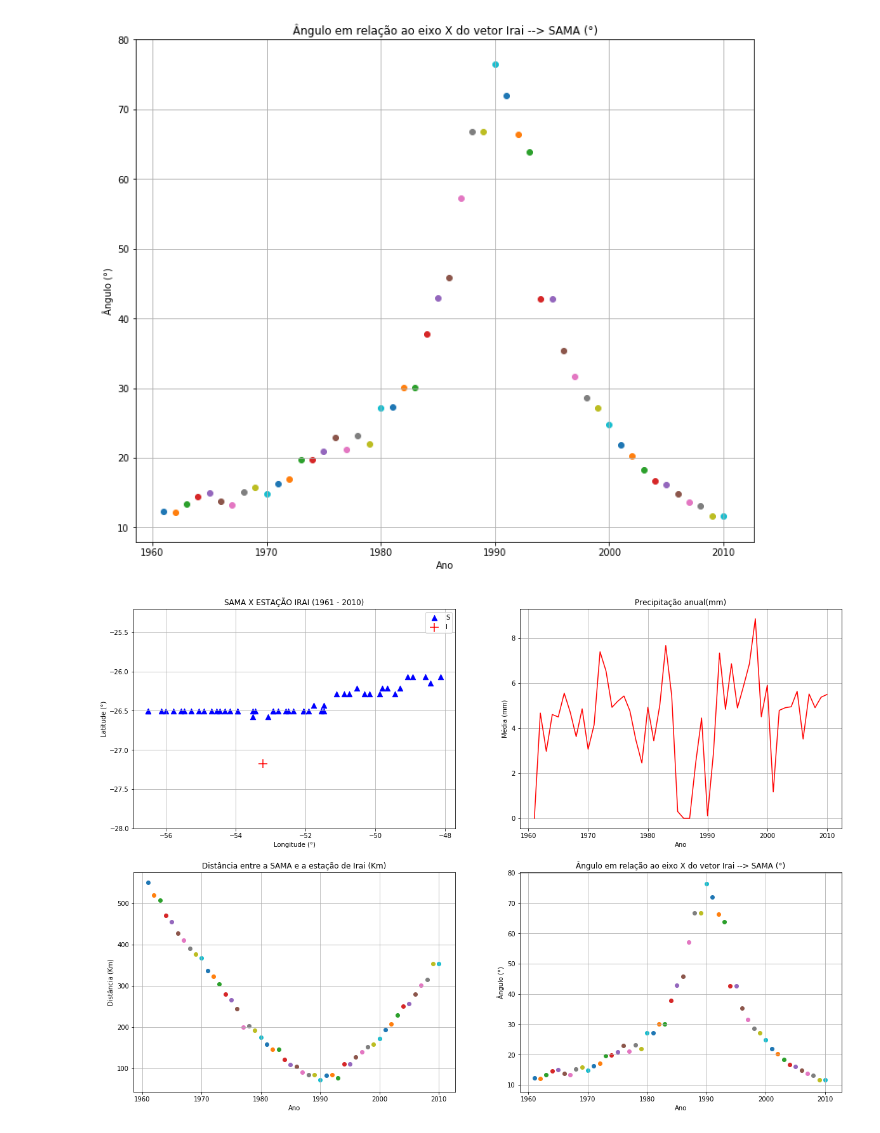
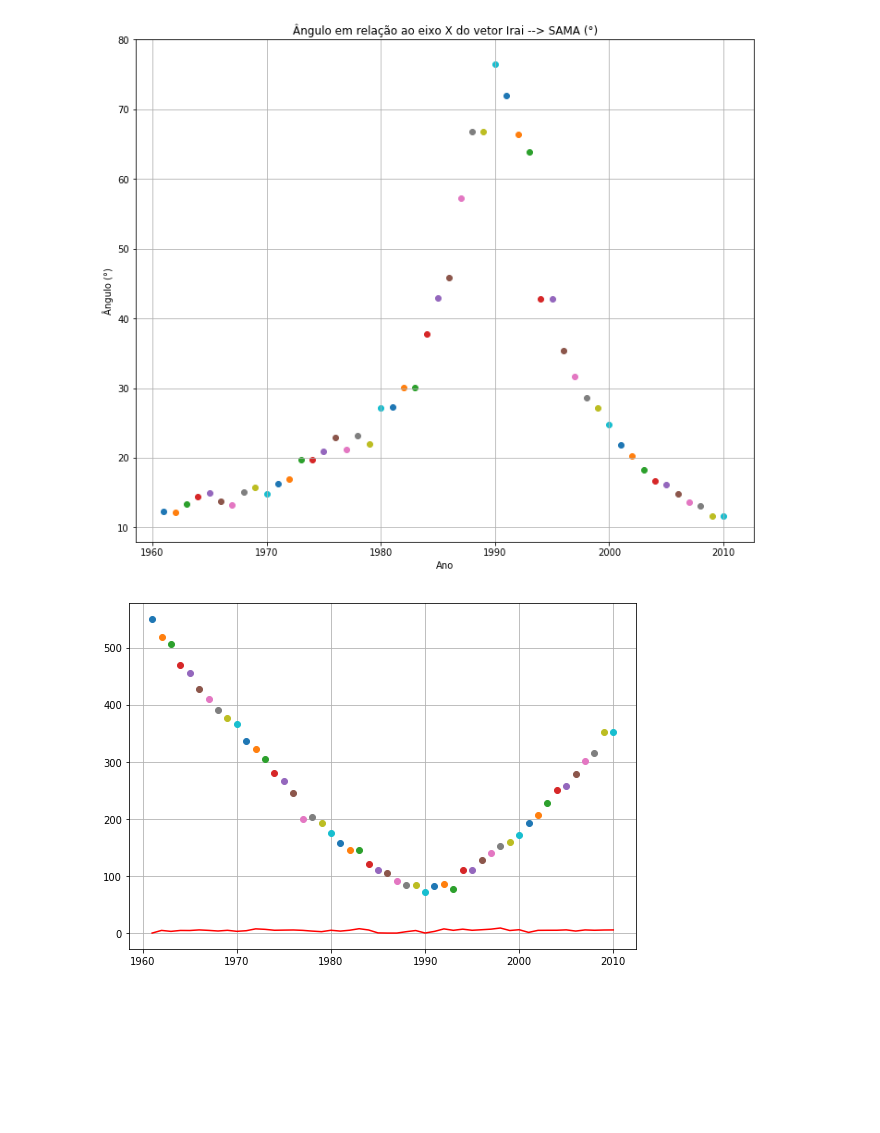
Before and after one commit to EdsonAlonso/Observat-rio-Nacional, a Jupyter notebook: SAMA - IRAI.ipynb, the cells around one changed output. Drawn from its saved outputs; the diff is of its cells as text; code cells hidden in the pictures; blank space fills up the shorter version.

```diff
--- a/SAMA - IRAI.ipynb
+++ b/SAMA - IRAI.ipynb
@@ -36,10 +13,3 @@ def caldist(latA,longA,latB,longB):
-# %%
-#DEFININDO A FUNCAO QUE CALCULA O ANGULOS SAMA - IRAI
-def calang(latA,longA,latB,longB):
-    x = abs(longB-longA)
-    y = abs(latB-latA)
-    ang = (180/pi)*atan(y/x)
-    return ang
 # %%
 #DEFININDO AS COORDENADAS DA ESTACAO IRAI
 irai = []
@@ -58,12 +28,14 @@ for coluna in xlsread('Irai (RS).xls',2):
 iraiyr = iraiyr[5:len(iraiyr)-2]
 iraianual = iraianual[5:len(iraianual)-2]
 # %%
-#DEFININDO O VETOR DE COORDENADAS DA SAMA
+#DEFININDO O VETOR DE COORDENADAS DA SAMA ASSIM COMO SUA INTENSIDADE NO TEMPO
 samalat = []
 samalong = []
 samayr = []
-for linha in xlsread('Sama.XLS',0):
-    samayr.append(linha[0])
-    samalong.append(linha[1])
-    samalat.append(linha[2])
+samaint = []
+for coluna in xlsread('Sama.XLS',0):
+    samayr.append(coluna[0])
+    samalong.append(coluna[1])
+    samalat.append(coluna[2])
+    samaint.append(coluna[3])
 # %%
@@ -123,36 +103,17 @@ plt.show()
 # %%
 # FIGURA (PDF) CONTENDO AS IMAGENS DOS 4 DADOS (POSICAO,PRECIPITACAO,DISTANCIA,ANGULO)
 plt.figure(figsize=(20,14))
-plt.subplot(2,2,1)
-plt.scatter(samalong, samalat, s = 70, marker='^',color='blue')
-plt.scatter(irailong, irailat, s = 200, marker='+', color='red')
-plt.legend('SI')
-plt.grid()
-plt.ylim(-28,-25.2)
-plt.xlabel('Longitude (°)')
-plt.ylabel('Latitude (°)')
-plt.title('SAMA X ESTAÇÃO IRAI (1961 - 2010)')
 plt.subplot(2,2,2)
 plt.plot(iraiyr,iraianual,color = 'red')
-plt.title('Precipitação anual(mm)')
-plt.xlabel('Ano')
-plt.ylabel('Média (mm)')
+#plt.title('Precipitação anual(mm)')
+#plt.xlabel('Ano')
+#plt.ylabel('Média (mm)')
+for i in range(0,len(samalat)):
+    plt.plot(samayr[i],caldist(irailat,irailong,samalat[i],samalong[i]),'o')
+#plt.ylabel('Distância (Km)')
+#plt.xlabel('Ano')
+#plt.title('Distância entre a SAMA e a estação de Irai (Km)')
 plt.grid()
-plt.subplot(2,2,3)
-for i in range(0,len(samalat)):
-    plt.scatter(samayr[i],caldist(irailat,irailong,samalat[i],samalong[i]),marker = 'o')
-plt.ylabel('Distância (Km)')
-plt.xlabel('Ano')
-plt.title('Distância entre a SAMA e a estação de Irai (Km)')
-plt.grid()
-plt.subplot(2,2,4)
-for i in range(0,len(samalat)):
-    plt.scatter(samayr[i],calang(irailat,irailong,samalat[i],samalong[i]),marker='o')
-plt.grid()
-plt.ylabel('Ângulo (°)')
-plt.xlabel('Ano')
-plt.title('Ângulo em relação ao eixo X do vetor Irai --> SAMA (°)')
-plt.savefig('SAMA - IRAI.pdf',dpi=500, transparent=True, bbox_inches='tight')
 plt.show()
 # %% [output]
-[figure, old version]
+[figure, new version]
```
Also changed, not shown: parts of 5 cells of this notebook, 5 other files.
